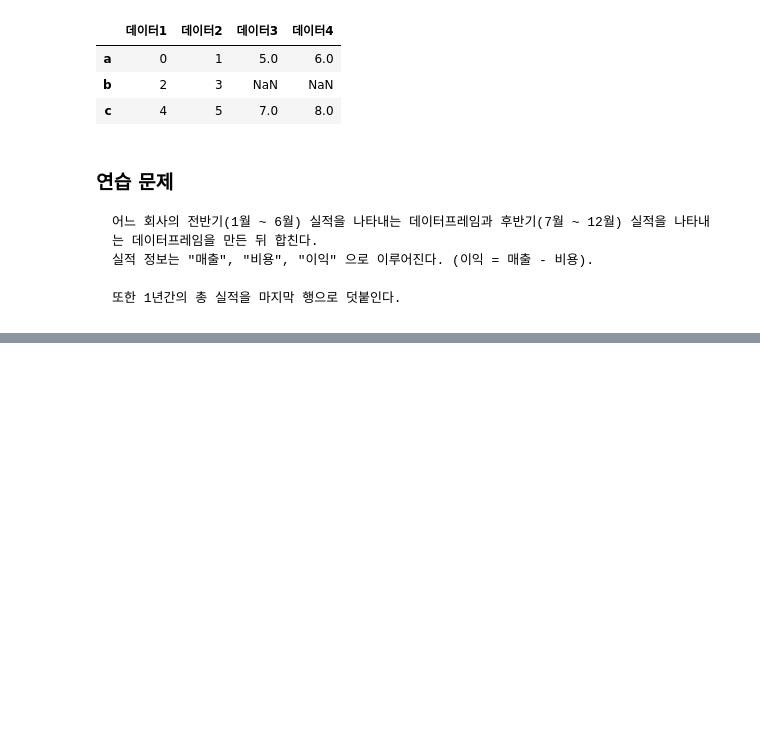
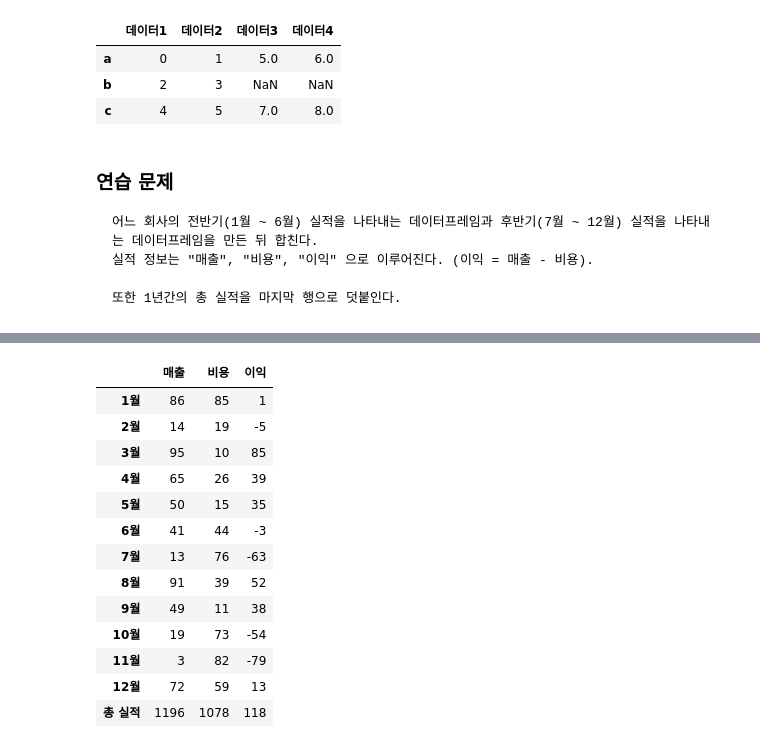
Before and after one commit to Salyeon/wassup3, a Jupyter notebook: 03_Data_Preprocessing/02_07_Pandas 데이터프레임 합성.ipynb, the cells around one changed output, grey strips where cells are left out. Drawn from its saved outputs; the diff is of its cells as text; code cells hidden in the pictures; blank space fills up the shorter version.

```diff
--- a/03_Data_Preprocessing/02_07_Pandas 데이터프레임 합성.ipynb
+++ b/03_Data_Preprocessing/02_07_Pandas 데이터프레임 합성.ipynb
@@ -499,0 +584,3 @@ pd.concat([df1, df2], axis=1)
+# %%
+df = pd.concat([df1,df2], axis = 0)
+df
@@ -499,0 +601,3 @@ pd.concat([df1, df2], axis=1)
+# %%
+df['이익'] = df['매출'] - df['비용']
+df
@@ -499,0 +618,18 @@ pd.concat([df1, df2], axis=1)
+# %%
+df.loc['총 실적'] = df.sum()
+df
+# %% [output]
+|  | 매출 | 비용 | 이익 |
+| 1월 | 86 | 85 | 1 |
+| 2월 | 14 | 19 | -5 |
+| 3월 | 95 | 10 | 85 |
+| 4월 | 65 | 26 | 39 |
+| 5월 | 50 | 15 | 35 |
+| 6월 | 41 | 44 | -3 |
+| 7월 | 13 | 76 | -63 |
+| 8월 | 91 | 39 | 52 |
+| 9월 | 49 | 11 | 38 |
+| 10월 | 19 | 73 | -54 |
+| 11월 | 3 | 82 | -79 |
+| 12월 | 72 | 59 | 13 |
+| 총 실적 | 1196 | 1078 | 118 |
```
Also changed, not shown: parts of 20 cells of this notebook, 10 other files.
